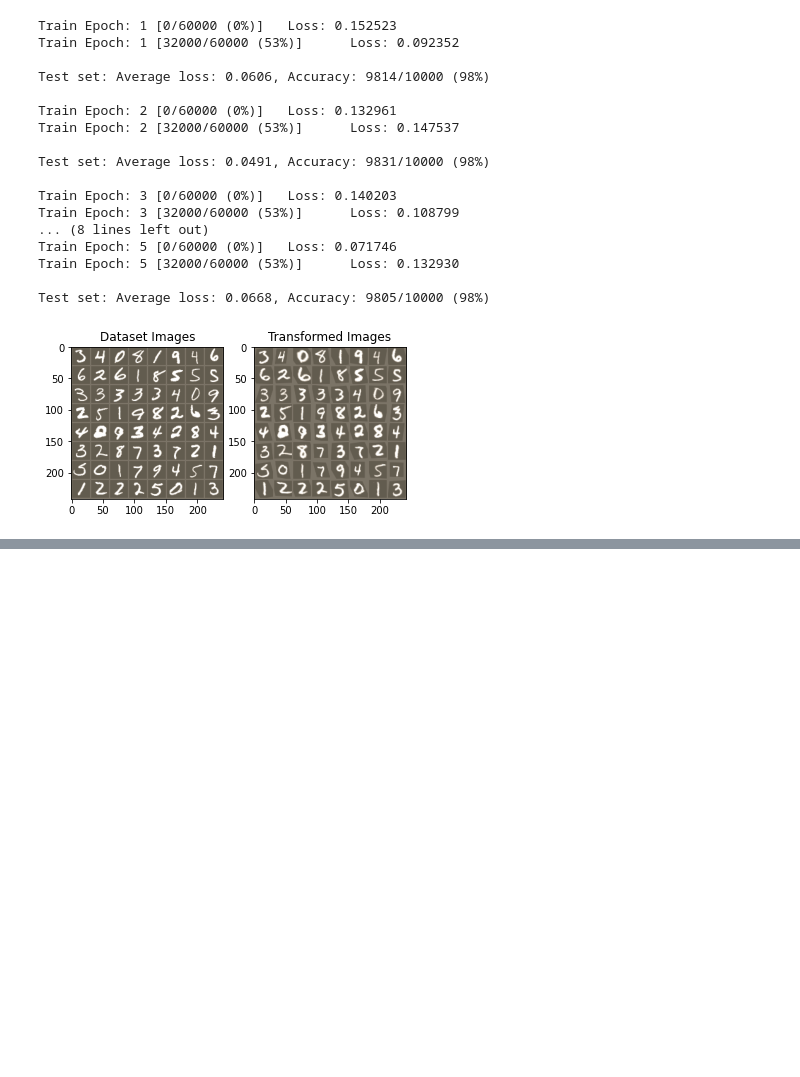
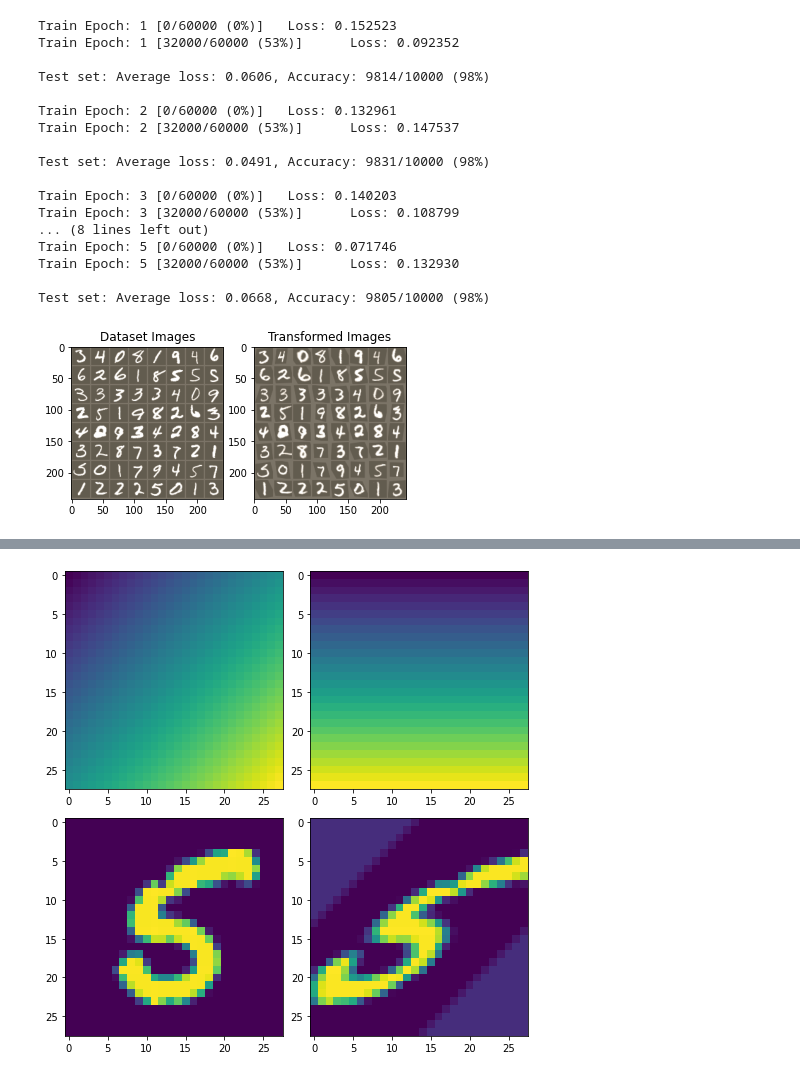
Before and after one commit to eva7wandb/Eva7_Weights_Heist, a Jupyter notebook: S12/spatial_transformer_network_MNIST.ipynb, the cells around one changed output, grey strips where cells are left out. Saved outputs shown, nothing was run; the diff lists cells and outputs as text; code cells hidden in the pictures; blank space fills up the shorter version.

```diff
--- a/S12/spatial_transformer_network_MNIST.ipynb
+++ b/S12/spatial_transformer_network_MNIST.ipynb
@@ -252,0 +359,10 @@ Test set: Average loss: 0.0668, Accuracy: 9805/10000 (98%)
+# %%
+theta = torch.tensor([
+    [
+        [1., 1., 0.],
+        [0., 1., 0.]
+    ]
+], dtype=torch.float)
+test_affine_transformations(theta, test_input)
+# %% [output]
+[figure, added]
```
Also changed, not shown: parts of 14 cells of this notebook.
